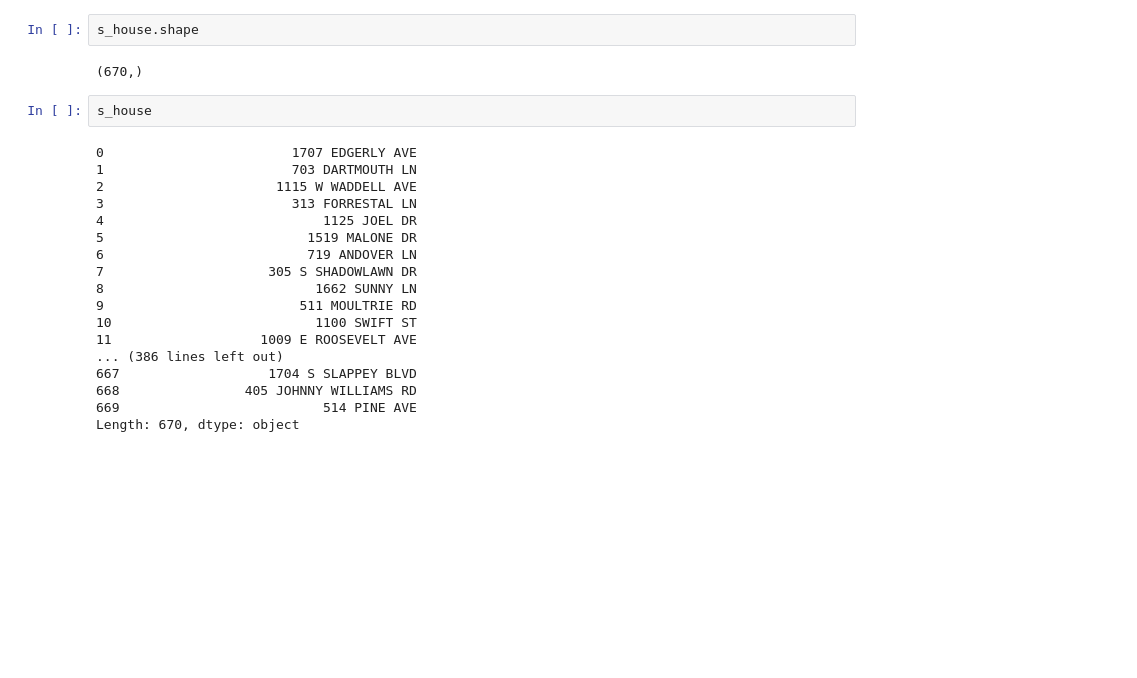
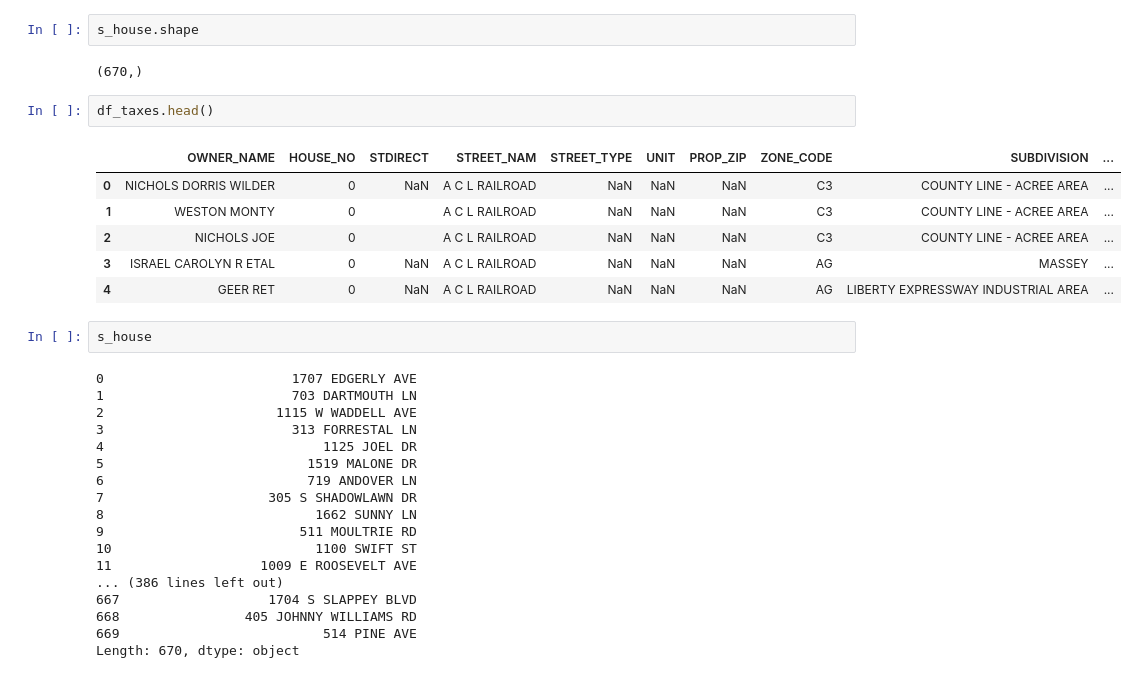
Before and after one commit to asensio-lab/albany-housing-analytics, a Jupyter notebook: preprocessing/propertyvalues/taxes.ipynb, the cells around one changed output. Saved outputs shown, nothing was run; the diff lists cells and outputs as text; blank space fills up the shorter version.

```diff
--- a/preprocessing/propertyvalues/taxes.ipynb
+++ b/preprocessing/propertyvalues/taxes.ipynb
@@ -51,6 +98,15 @@ s_taxes.shape
 s_house.shape
 # %% [output]
 (670,)
+# %%
+df_taxes.head()
+# %% [output]
+|  | OWNER_NAME | HOUSE_NO | STDIRECT | STREET_NAM | STREET_TYPE | UNIT | PROP_ZIP | ZONE_CODE | SUBDIVISION | ... |
+| 0 | NICHOLS DORRIS WILDER | 0 | NaN | A C L RAILROAD | NaN | NaN | NaN | C3 | COUNTY LINE - ACREE AREA | ... |
+| 1 | WESTON MONTY | 0 |  | A C L RAILROAD | NaN | NaN | NaN | C3 | COUNTY LINE - ACREE AREA | ... |
+| 2 | NICHOLS JOE | 0 |  | A C L RAILROAD | NaN | NaN | NaN | C3 | COUNTY LINE - ACREE AREA | ... |
+| 3 | ISRAEL CAROLYN R ETAL | 0 | NaN | A C L RAILROAD | NaN | NaN | NaN | AG | MASSEY | ... |
+| 4 | GEER RET | 0 | NaN | A C L RAILROAD | NaN | NaN | NaN | AG | LIBERTY EXPRESSWAY INDUSTRIAL AREA | ... |
 # %%
 s_house
 # %% [output]
```
Also changed, not shown: parts of 7 cells of this notebook, 7 other files.
